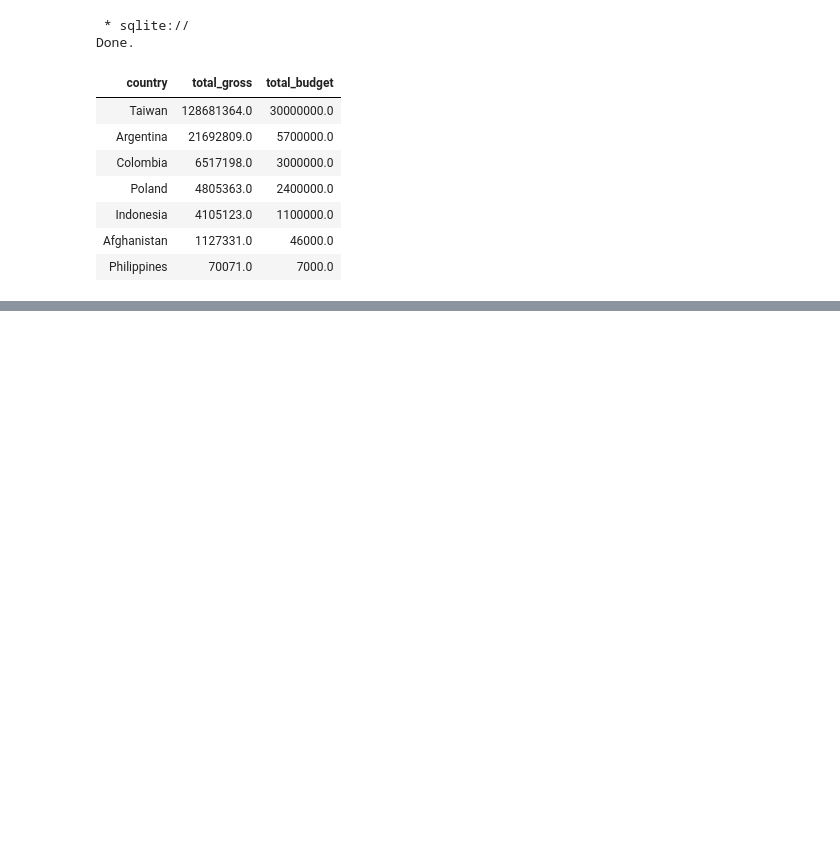
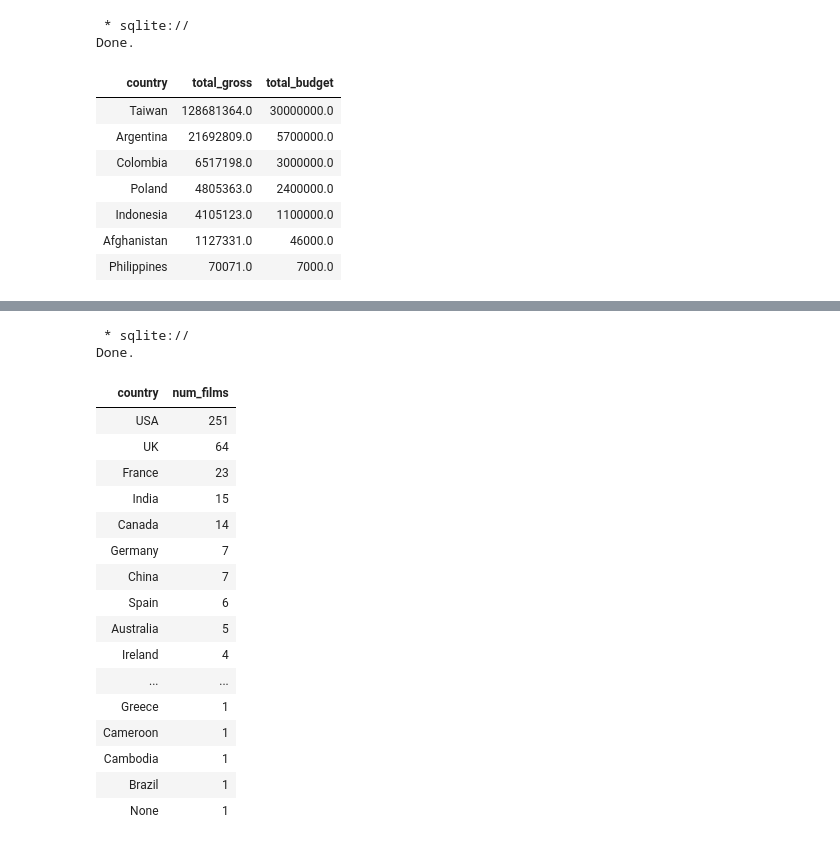
Before and after one commit to UznetDev/Data-science-home-work, a Jupyter notebook: 20_Avg_2024_home_work.ipynb, the cells around one changed output, grey strips where cells are left out. Drawn from its saved outputs; the diff is of its cells as text; code cells hidden in the pictures; blank space fills up the shorter version.

```diff
--- a/20_Avg_2024_home_work.ipynb
+++ b/20_Avg_2024_home_work.ipynb
@@ -552,0 +555,26 @@ Done.
+# %%
+%%sql SELECT country, COUNT(*) AS num_films
+FROM films
+WHERE budget IS NULL
+GROUP BY country
+ORDER BY num_films DESC;
+# %% [output]
+ * sqlite://
+Done.
+| country | num_films |
+| USA | 251 |
+| UK | 64 |
+| France | 23 |
+| India | 15 |
+| Canada | 14 |
+| Germany | 7 |
+| China | 7 |
+| Spain | 6 |
+| Australia | 5 |
+| Ireland | 4 |
+| ... | ... |
+| Greece | 1 |
+| Cameroon | 1 |
+| Cambodia | 1 |
+| Brazil | 1 |
+| None | 1 |
```
Also changed, not shown: parts of 1 cell of this notebook.
